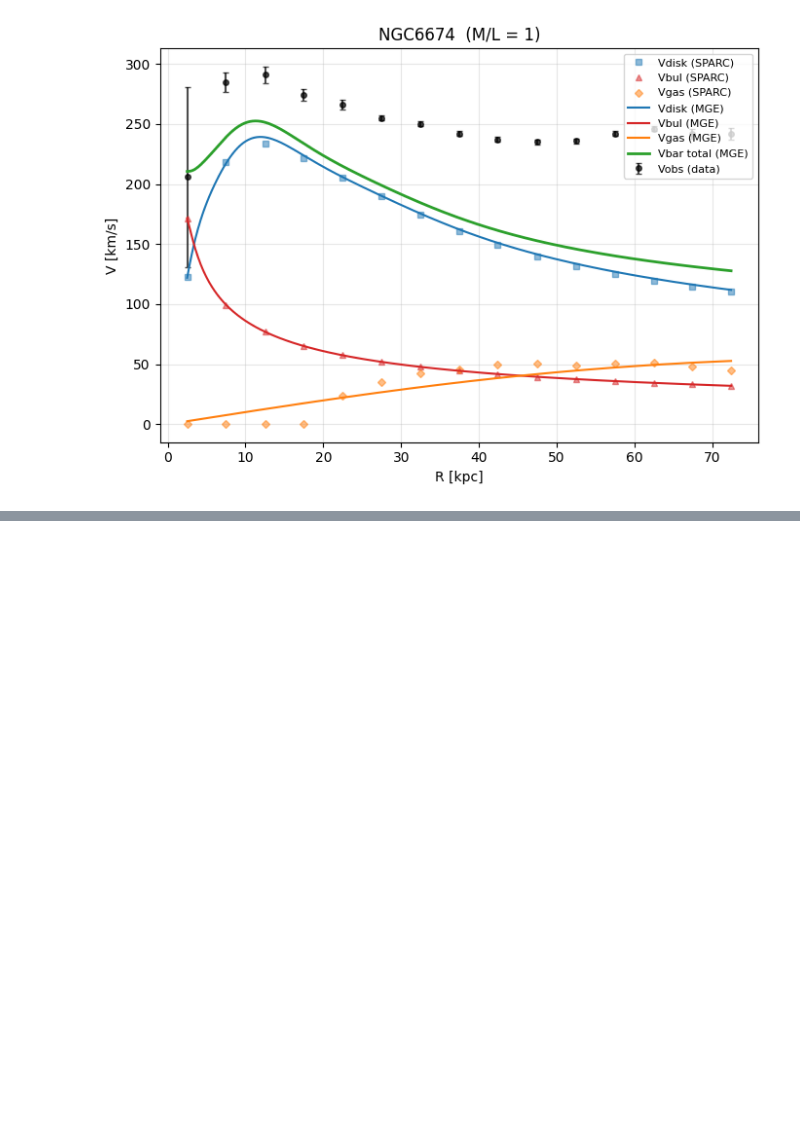
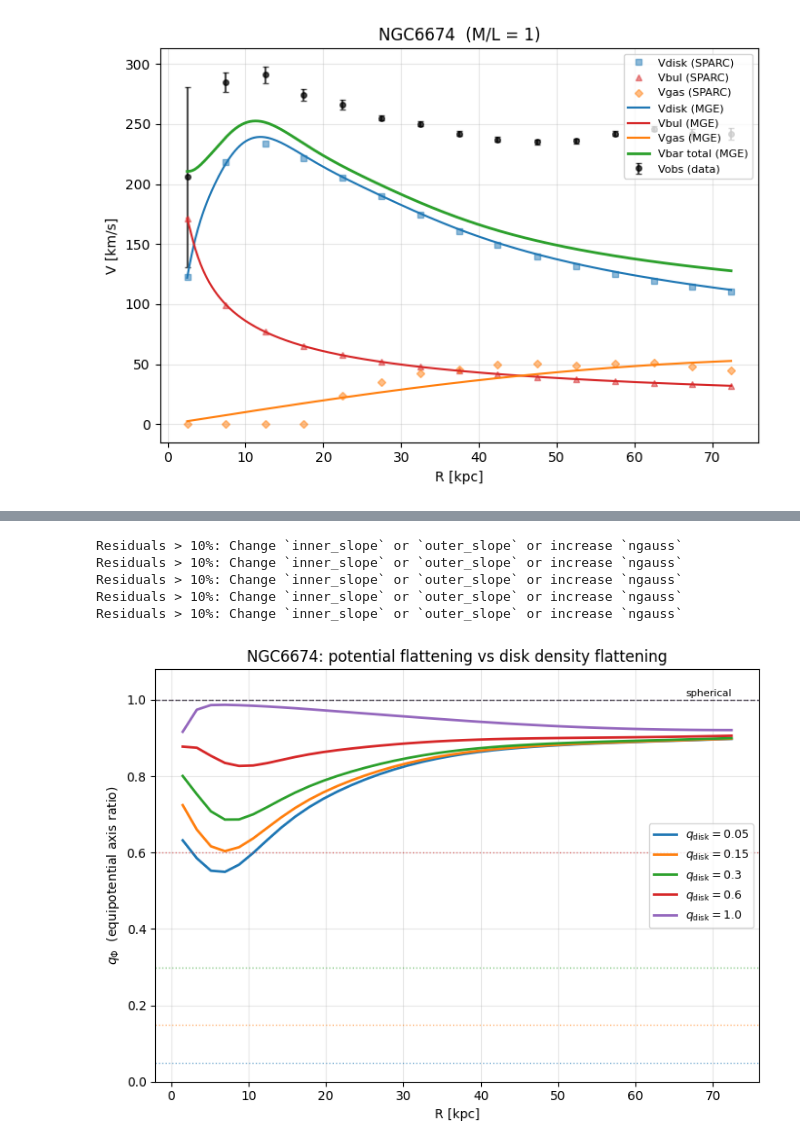
Before and after one commit to AdamSmithOrlik/sidm-rotation-curves-SPARC, a Jupyter notebook: development/surface-brightness-dev.ipynb, the cells around one changed output, grey strips where cells are left out. Saved outputs shown, nothing was run; the diff lists cells and outputs as text; code cells hidden in the pictures; blank space fills up the shorter version.

```diff
--- a/development/surface-brightness-dev.ipynb
+++ b/development/surface-brightness-dev.ipynb
@@ -646,0 +726,38 @@ plt.tight_layout(); plt.show()
+# %%
+import numpy as np
+import matplotlib.pyplot as plt
+from scipy.optimize import brentq
+from mge_potential import BaryonicModel
+
+def q_potential(bar, Rp):
+    """Axis ratio of the equipotential through (R=Rp, z=0):  z_axis / Rp."""
+    phi0 = bar.potential(Rp, np.pi/2)
+    f = lambda z: bar.potential(z, 0.0) - phi0
+    try:
+        return brentq(f, 1e-3, 5*Rp)/Rp
+    except ValueError:
+        return np.nan
+
+Rgrid = np.linspace(1.5, bar.R.max(), 40)
+
+plt.figure(figsize=(7.5, 5.5))
+for q in [0.05, 0.15, 0.3, 0.6, 1.0]:
+    m = BaryonicModel(bar.galaxy, qdisk=q)          # one model per q_disk
+    qphi = np.array([q_potential(m, R) for R in Rgrid])
+    line, = plt.plot(Rgrid, qphi, lw=2, label=fr"$q_\mathrm{{disk}}={q}$")
+    plt.axhline(q, color=line.get_color(), ls=":", lw=1, alpha=0.6)  # density flattening
+
+plt.axhline(1.0, color='k', ls='--', lw=1, alpha=0.6)
+plt.text(Rgrid[-1], 1.005, "spherical", ha='right', va='bottom', fontsize=8)
+plt.xlabel("R [kpc]")
+plt.ylabel(r"$q_\Phi$  (equipotential axis ratio)")
+plt.title(f"{bar.galaxy}: potential flattening vs disk density flattening")
+plt.ylim(0, 1.08); plt.legend(fontsize=9); plt.grid(alpha=0.3)
+plt.tight_layout(); plt.show()
+# %% [output]
+Residuals > 10%: Change `inner_slope` or `outer_slope` or increase `ngauss`
+Residuals > 10%: Change `inner_slope` or `outer_slope` or increase `ngauss`
+Residuals > 10%: Change `inner_slope` or `outer_slope` or increase `ngauss`
+Residuals > 10%: Change `inner_slope` or `outer_slope` or increase `ngauss`
+Residuals > 10%: Change `inner_slope` or `outer_slope` or increase `ngauss`
+[figure, added]
```
Also changed, not shown: parts of 6 cells of this notebook, 2 other files.
